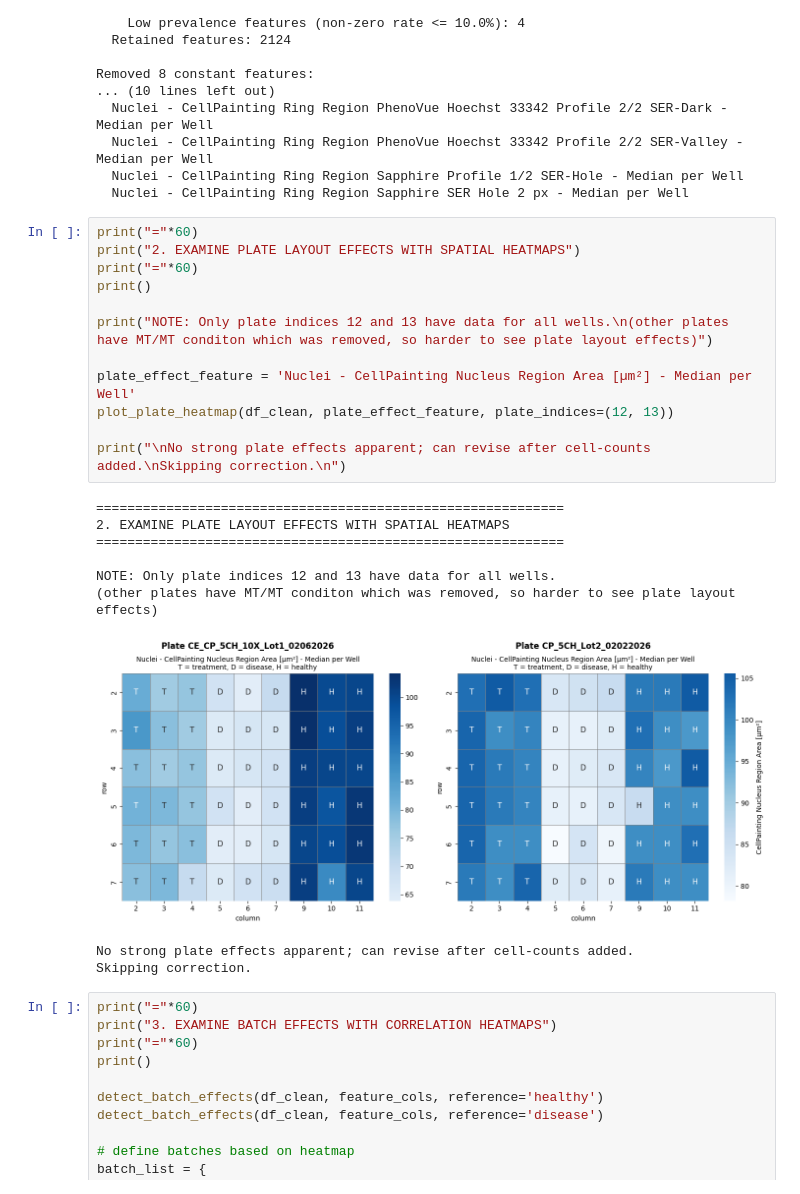
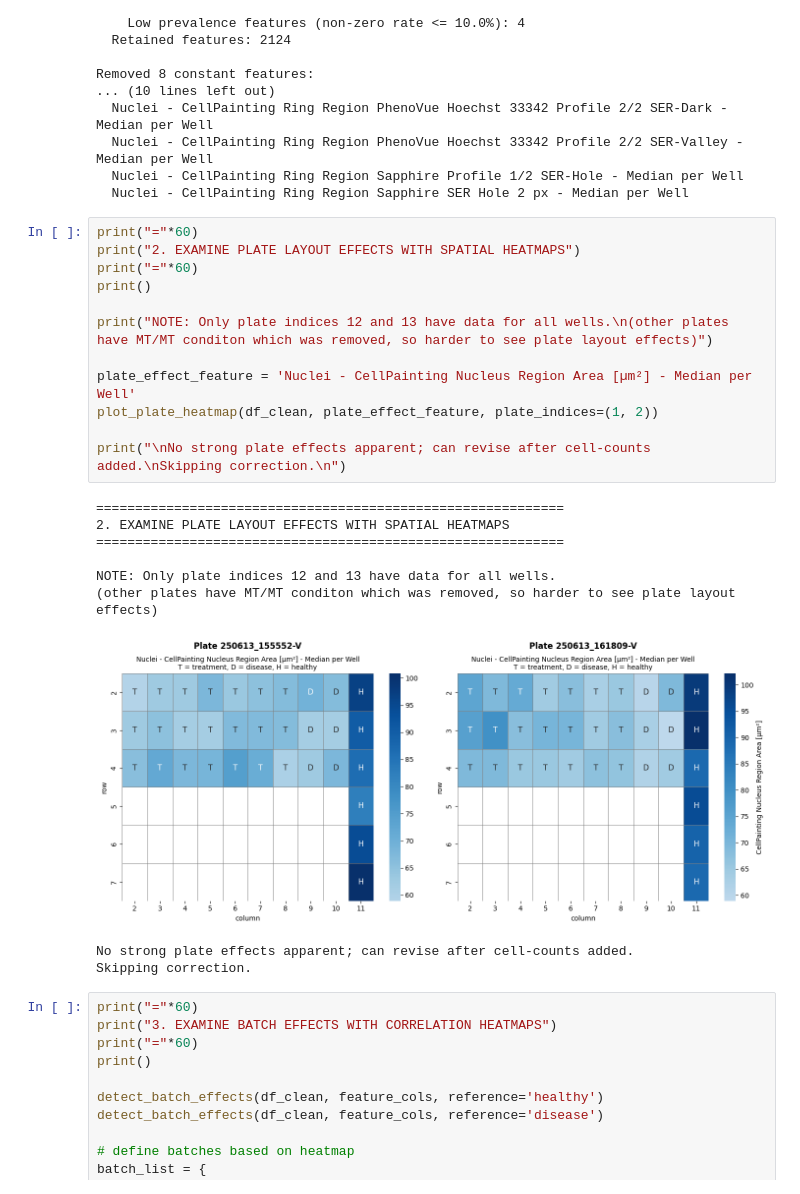
Before and after one commit to nikhitaguhan/Bonsai_CellPainting, a Jupyter notebook: scripts/02_preprocess.ipynb, the cells around one changed output. Drawn from its saved outputs; the diff is of its cells as text.

```diff
--- a/scripts/02_preprocess.ipynb
+++ b/scripts/02_preprocess.ipynb
@@ -399,23 +399,23 @@ Removed 8 constant features:
 # %%
 print("="*60)
 print("2. EXAMINE PLATE LAYOUT EFFECTS WITH SPATIAL HEATMAPS")
 print("="*60)
 print()
 
 print("NOTE: Only plate indices 12 and 13 have data for all wells.\n(other plates have MT/MT conditon which was removed, so harder to see plate layout effects)")
 
 plate_effect_feature = 'Nuclei - CellPainting Nucleus Region Area [µm²] - Median per Well'
-plot_plate_heatmap(df_clean, plate_effect_feature, plate_indices=(12, 13))
+plot_plate_heatmap(df_clean, plate_effect_feature, plate_indices=(1, 2))
 
 print("\nNo strong plate effects apparent; can revise after cell-counts added.\nSkipping correction.\n")
 # %% [output]
 ============================================================
 2. EXAMINE PLATE LAYOUT EFFECTS WITH SPATIAL HEATMAPS
 ============================================================
 
 NOTE: Only plate indices 12 and 13 have data for all wells.
 (other plates have MT/MT conditon which was removed, so harder to see plate layout effects)
-[figure, old version]
+[figure, new version]
 No strong plate effects apparent; can revise after cell-counts added.
 Skipping correction.
 # %%
```
Also changed, not shown: 1 other file.
